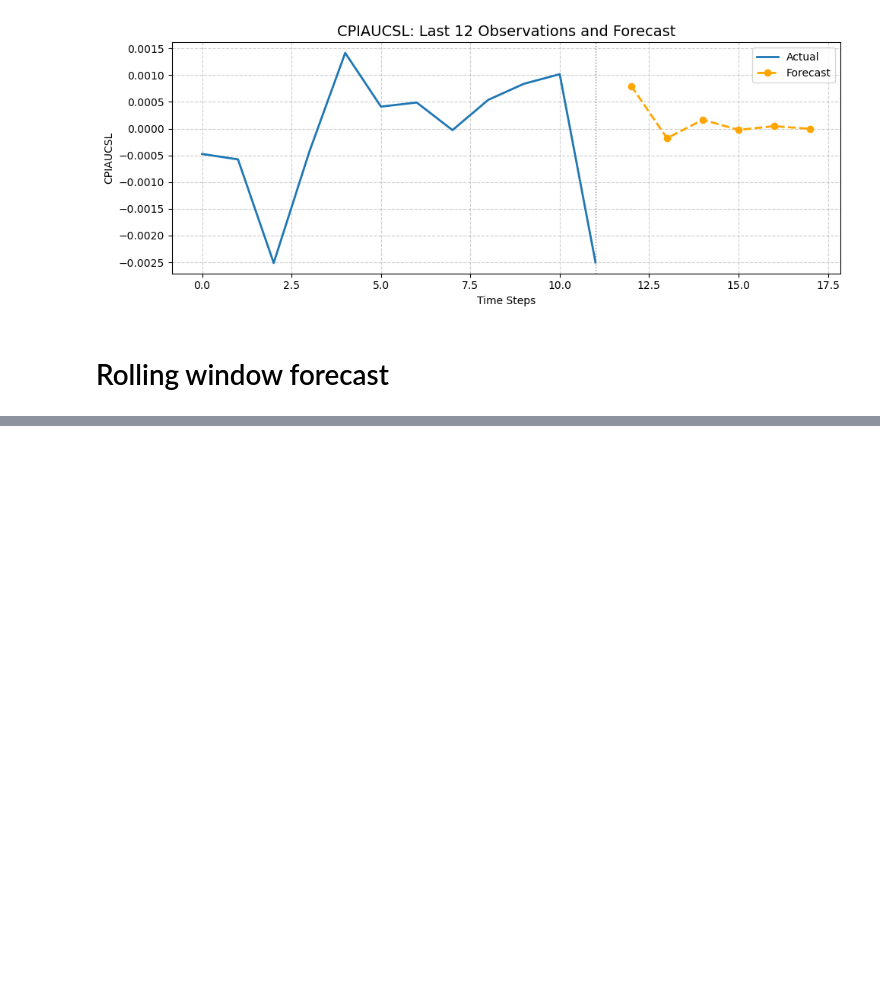
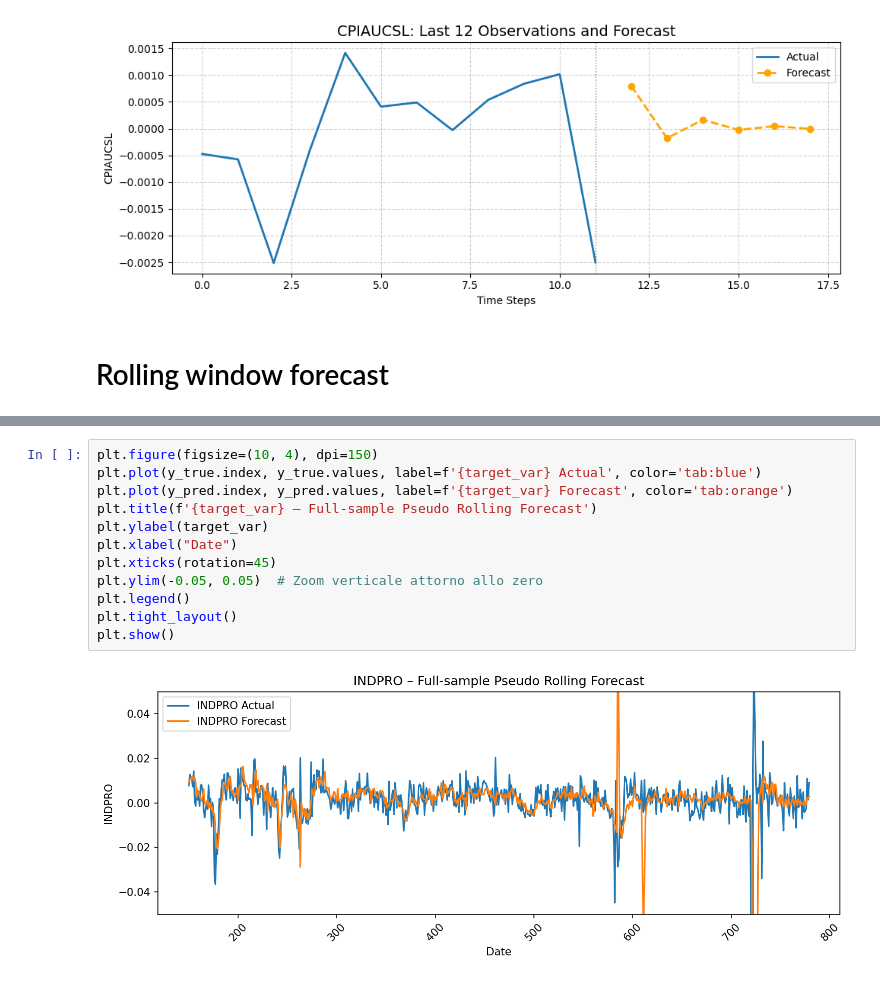
Before and after one commit to J0s3l0r1a/Final_ass., a Jupyter notebook: notebook-in-py.ipynb, the cells around one changed output, grey strips where cells are left out. Cells and saved outputs as stored; diff of their text form; blank space fills up the shorter version.

Commit message:
rolling window

```diff
--- a/notebook-in-py.ipynb
+++ b/notebook-in-py.ipynb
@@ -624,0 +620,14 @@ simple_rolling_forecast(completed_df,'INDPRO',)
+# %%
+plt.figure(figsize=(10, 4), dpi=150)
+plt.plot(y_true.index, y_true.values, label=f'{target_var} Actual', color='tab:blue')
+plt.plot(y_pred.index, y_pred.values, label=f'{target_var} Forecast', color='tab:orange')
+plt.title(f'{target_var} – Full-sample Pseudo Rolling Forecast')
+plt.ylabel(target_var)
+plt.xlabel("Date")
+plt.xticks(rotation=45)
+plt.ylim(-0.05, 0.05)  # Zoom verticale attorno allo zero
+plt.legend()
+plt.tight_layout()
+plt.show()
+# %% [output]
+[figure, added]
```
Also changed, not shown: parts of 14 cells of this notebook.
